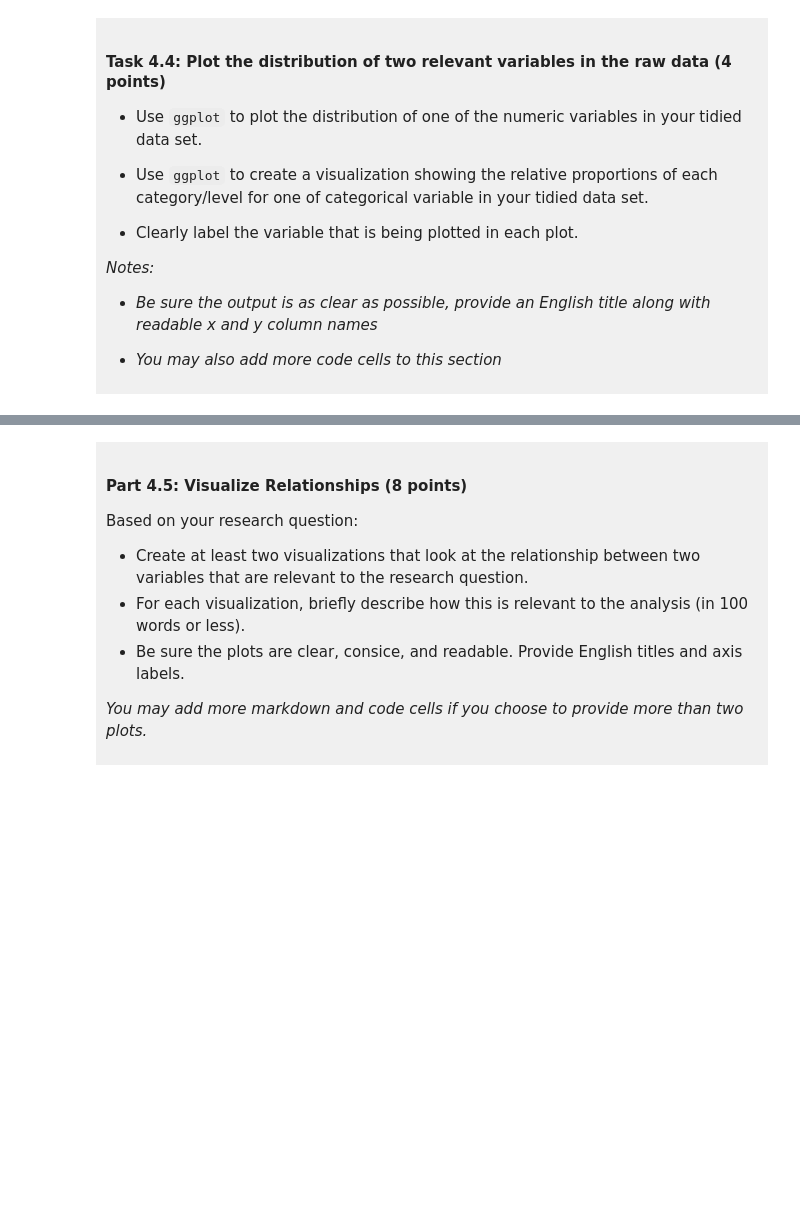
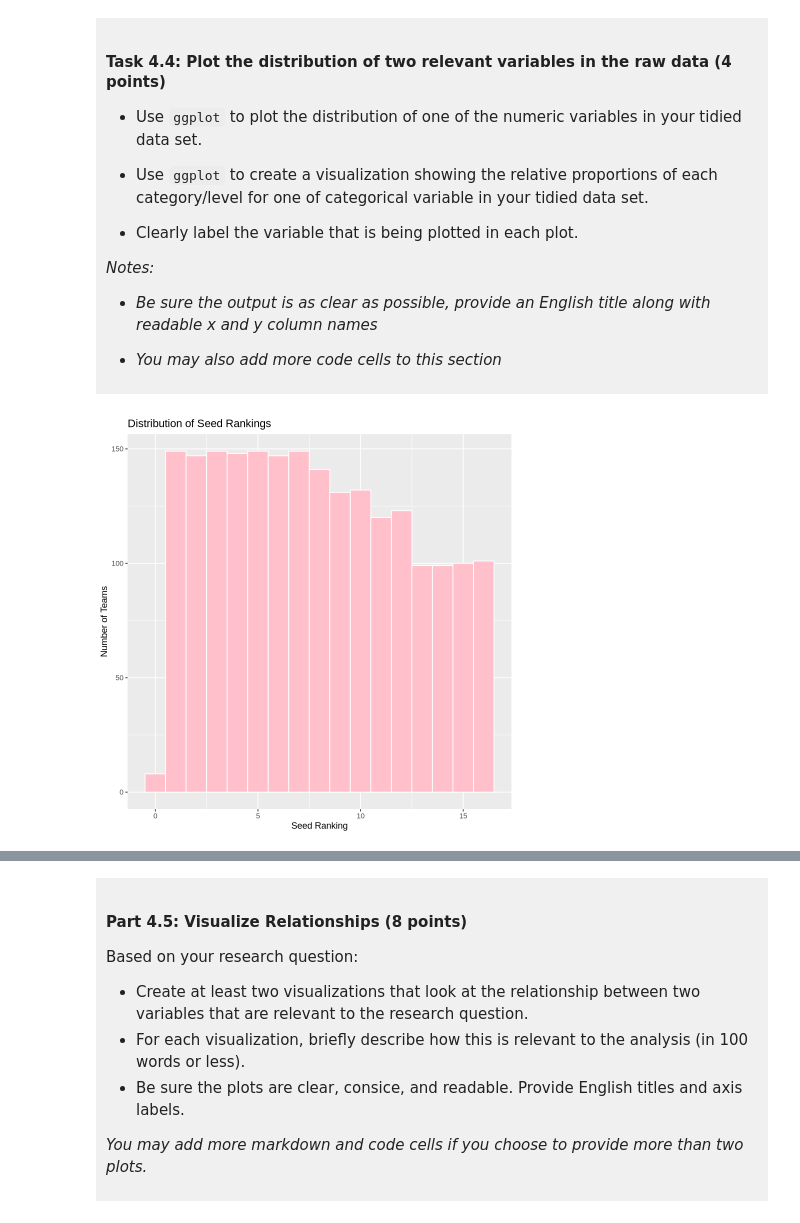
Before and after one commit to Xinyue-Shen/dsci-100-project-xinyue-shen, a Jupyter notebook: dsci-100-project-notebook.ipynb, the cells around one changed output, grey strips where cells are left out. Cells and saved outputs as stored; diff of their text form; code cells hidden in the pictures; blank space fills up the shorter version.

```diff
--- a/dsci-100-project-notebook.ipynb
+++ b/dsci-100-project-notebook.ipynb
@@ -280,5 +318,12 @@ You will refine your research question (if needed) and produce a tidy data set.
 
 </div>
 # %%
-### EDIT THIS CODE CELL FOR PLOT 1 ###
+#use histogram, plot the distribution of seed rankings
+ggplot(wmm_tidy, aes(x = seed)) +
+    geom_histogram(binwidth = 1, fill = "pink", color = "white") +
+    labs(x = "Seed Ranking",
+        y = "Number of Teams",
+        title = "Distribution of Seed Rankings")
+# %% [output]
+[figure, added]
 # %%
```
Also changed, not shown: parts of 10 cells of this notebook.
